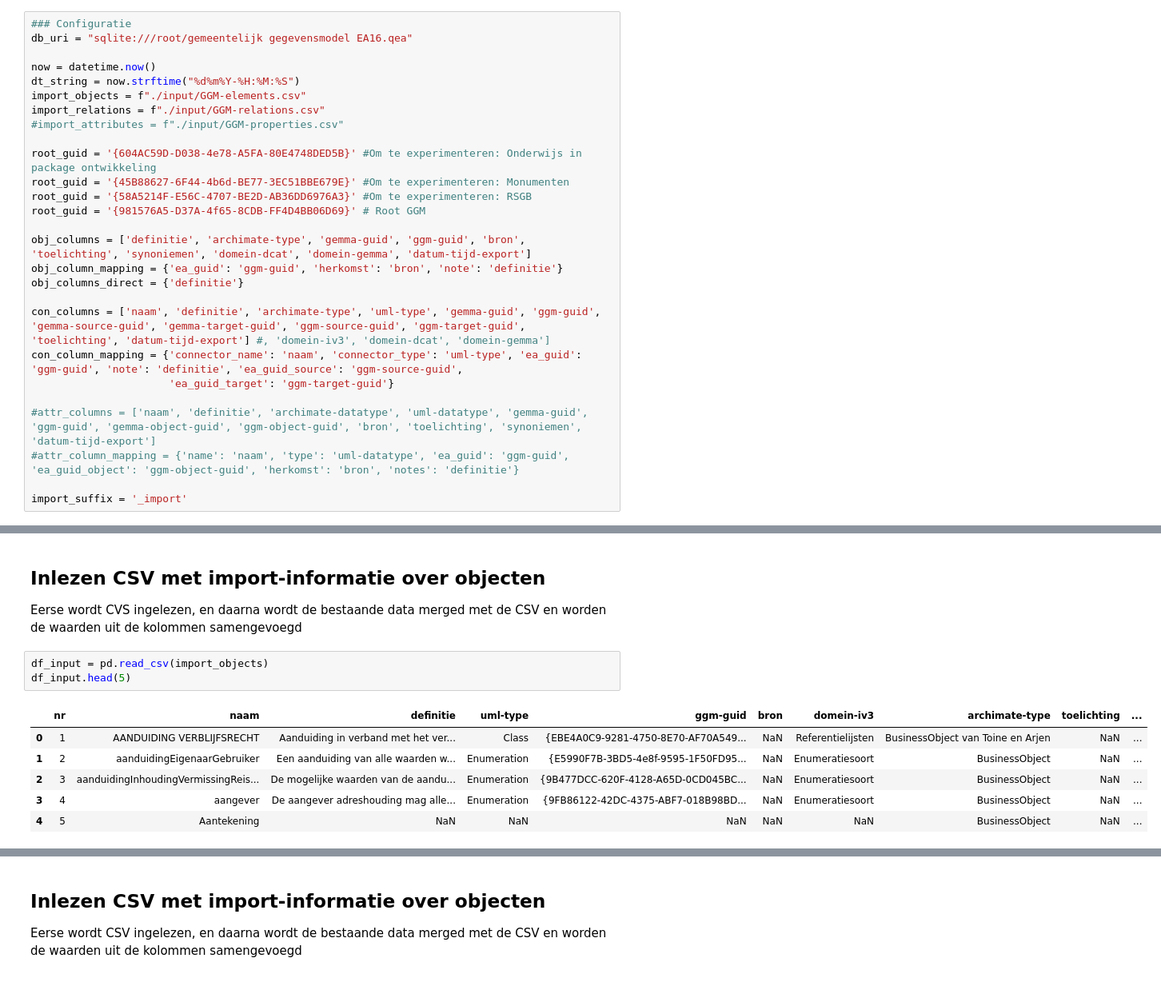
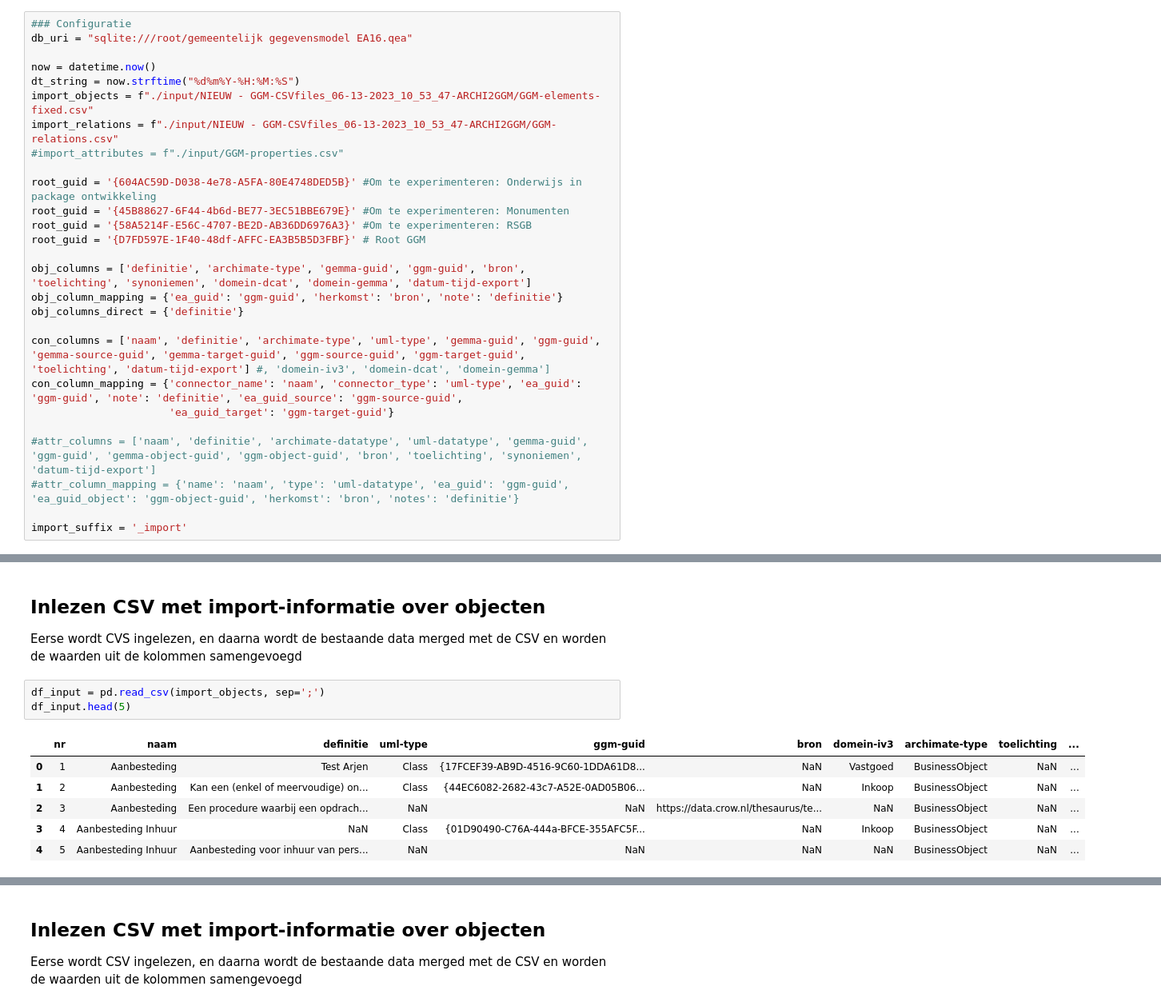
Before and after one commit to Gemeente-Delft/Gemeentelijk-Gegevensmodel, a Jupyter notebook: tools/notebooks/Import from GEMMA.ipynb, the cells around one changed output, grey strips where cells are left out. Shown at 80% size. Cells and saved outputs as stored; diff of their text form.

```diff
--- a/tools/notebooks/Import from GEMMA.ipynb
+++ b/tools/notebooks/Import from GEMMA.ipynb
@@ -66,14 +66,14 @@ db_uri = "sqlite:///root/gemeentelijk gegevensmodel EA16.qea"
 
 now = datetime.now()
 dt_string = now.strftime("%d%m%Y-%H:%M:%S")
-import_objects = f"./input/GGM-elements.csv"
-import_relations = f"./input/GGM-relations.csv"
+import_objects = f"./input/NIEUW - GGM-CSVfiles_06-13-2023_10_53_47-ARCHI2GGM/GGM-elements-fixed.csv"
+import_relations = f"./input/NIEUW - GGM-CSVfiles_06-13-2023_10_53_47-ARCHI2GGM/GGM-relations.csv"
 #import_attributes = f"./input/GGM-properties.csv"
 
 root_guid = '{604AC59D-D038-4e78-A5FA-80E4748DED5B}' #Om te experimenteren: Onderwijs in package ontwikkeling
 root_guid = '{45B88627-6F44-4b6d-BE77-3EC51BBE679E}' #Om te experimenteren: Monumenten
 root_guid = '{58A5214F-E56C-4707-BE2D-AB36DD6976A3}' #Om te experimenteren: RSGB
-root_guid = '{981576A5-D37A-4f65-8CDB-FF4D4BB06D69}' # Root GGM
+root_guid = '{D7FD597E-1F40-48df-AFFC-EA3B5B5D3FBF}' # Root GGM
 
 obj_columns = ['definitie', 'archimate-type', 'gemma-guid', 'ggm-guid', 'bron', 'toelichting', 'synoniemen', 'domein-dcat', 'domein-gemma', 'datum-tijd-export']
 obj_column_mapping = {'ea_guid': 'ggm-guid', 'herkomst': 'bron', 'note': 'definitie'}
@@ -148,15 +148,15 @@ df_obj_bestaand.head(5)
 
 Eerse wordt CVS ingelezen, en daarna wordt de bestaande data merged met de CSV en worden de waarden uit de kolommen samengevoegd
 # %%
-df_input = pd.read_csv(import_objects)
+df_input = pd.read_csv(import_objects, sep=';')
 df_input.head(5)
 # %% [output]
 |  | nr | naam | definitie | uml-type | ggm-guid | bron | domein-iv3 | archimate-type | toelichting | ... |
-| 0 | 1 | AANDUIDING VERBLIJFSRECHT | Aanduiding in verband met het ver... | Class | {EBE4A0C9-9281-4750-8E70-AF70A549... | NaN | Referentielijsten | BusinessObject van Toine en Arjen | NaN | ... |
-| 1 | 2 | aanduidingEigenaarGebruiker | Een aanduiding van alle waarden w... | Enumeration | {E5990F7B-3BD5-4e8f-9595-1F50FD95... | NaN | Enumeratiesoort | BusinessObject | NaN | ... |
-| 2 | 3 | aanduidingInhoudingVermissingReis... | De mogelijke waarden van de aandu... | Enumeration | {9B477DCC-620F-4128-A65D-0CD045BC... | NaN | Enumeratiesoort | BusinessObject | NaN | ... |
-| 3 | 4 | aangever | De aangever adreshouding mag alle... | Enumeration | {9FB86122-42DC-4375-ABF7-018B98BD... | NaN | Enumeratiesoort | BusinessObject | NaN | ... |
-| 4 | 5 | Aantekening | NaN | NaN | NaN | NaN | NaN | BusinessObject | NaN | ... |
+| 0 | 1 | Aanbesteding | Test Arjen | Class | {17FCEF39-AB9D-4516-9C60-1DDA61D8... | NaN | Vastgoed | BusinessObject | NaN | ... |
+| 1 | 2 | Aanbesteding | Kan een (enkel of meervoudige) on... | Class | {44EC6082-2682-43c7-A52E-0AD05B06... | NaN | Inkoop | BusinessObject | NaN | ... |
+| 2 | 3 | Aanbesteding | Een procedure waarbij een opdrach... | NaN | NaN | https://data.crow.nl/thesaurus/te... | NaN | BusinessObject | NaN | ... |
+| 3 | 4 | Aanbesteding Inhuur | NaN | Class | {01D90490-C76A-444a-BFCE-355AFC5F... | NaN | Inkoop | BusinessObject | NaN | ... |
+| 4 | 5 | Aanbesteding Inhuur | Aanbesteding voor inhuur van pers... | NaN | NaN | NaN | NaN | BusinessObject | NaN | ... |
 # %%
 df_obj_merge = df_obj_bestaand.merge(df_input, how='inner', on='ggm-guid', suffixes=('', import_suffix))
 df_obj_merge = df_obj_merge.replace(r'^\s*$', None, regex=True)
```
Also changed, not shown: parts of 15 cells of this notebook, 1 other file.
